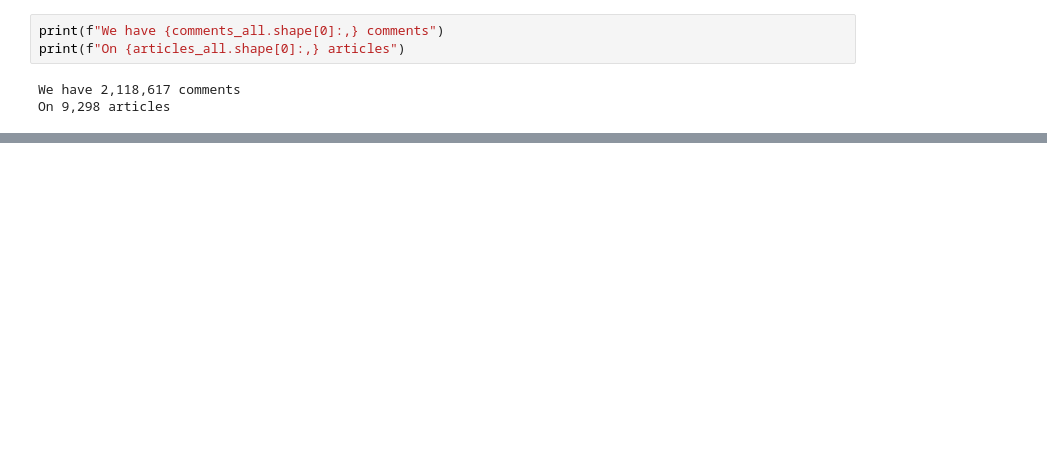
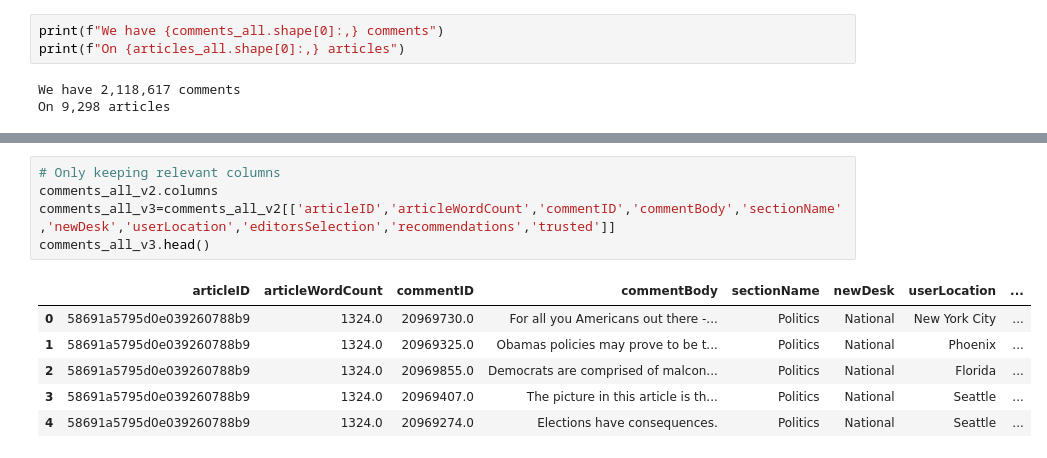
Before and after one commit to kshitij-mittal/NYT_Public_Feedback, a Jupyter notebook: 01_DataIngestion.ipynb, the cells around one changed output, grey strips where cells are left out. Saved outputs shown, nothing was run; the diff lists cells and outputs as text; blank space fills up the shorter version.

```diff
--- a/01_DataIngestion.ipynb
+++ b/01_DataIngestion.ipynb
@@ -117,0 +253,12 @@ On 9,298 articles
+# %%
+# Only keeping relevant columns
+comments_all_v2.columns
+comments_all_v3=comments_all_v2[['articleID','articleWordCount','commentID','commentBody','sectionName','newDesk','userLocation','editorsSelection','recommendations','trusted']]
+comments_all_v3.head()
+# %% [output]
+|  | articleID | articleWordCount | commentID | commentBody | sectionName | newDesk | userLocation | ... |
+| 0 | 58691a5795d0e039260788b9 | 1324.0 | 20969730.0 | For all you Americans out there -... | Politics | National | New York City | ... |
+| 1 | 58691a5795d0e039260788b9 | 1324.0 | 20969325.0 | Obamas policies may prove to be t... | Politics | National | Phoenix | ... |
+| 2 | 58691a5795d0e039260788b9 | 1324.0 | 20969855.0 | Democrats are comprised of malcon... | Politics | National | Florida | ... |
+| 3 | 58691a5795d0e039260788b9 | 1324.0 | 20969407.0 | The picture in this article is th... | Politics | National | Seattle | ... |
+| 4 | 58691a5795d0e039260788b9 | 1324.0 | 20969274.0 | Elections have consequences. | Politics | National | Seattle | ... |
```
Also changed, not shown: parts of 33 cells of this notebook.
